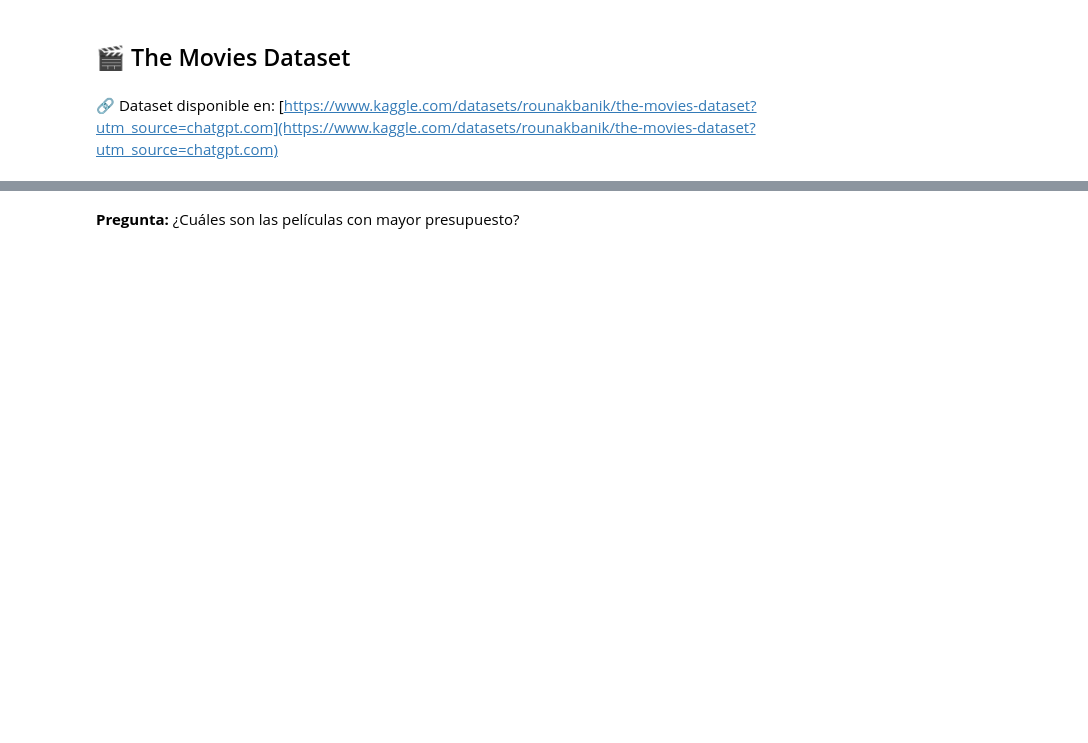
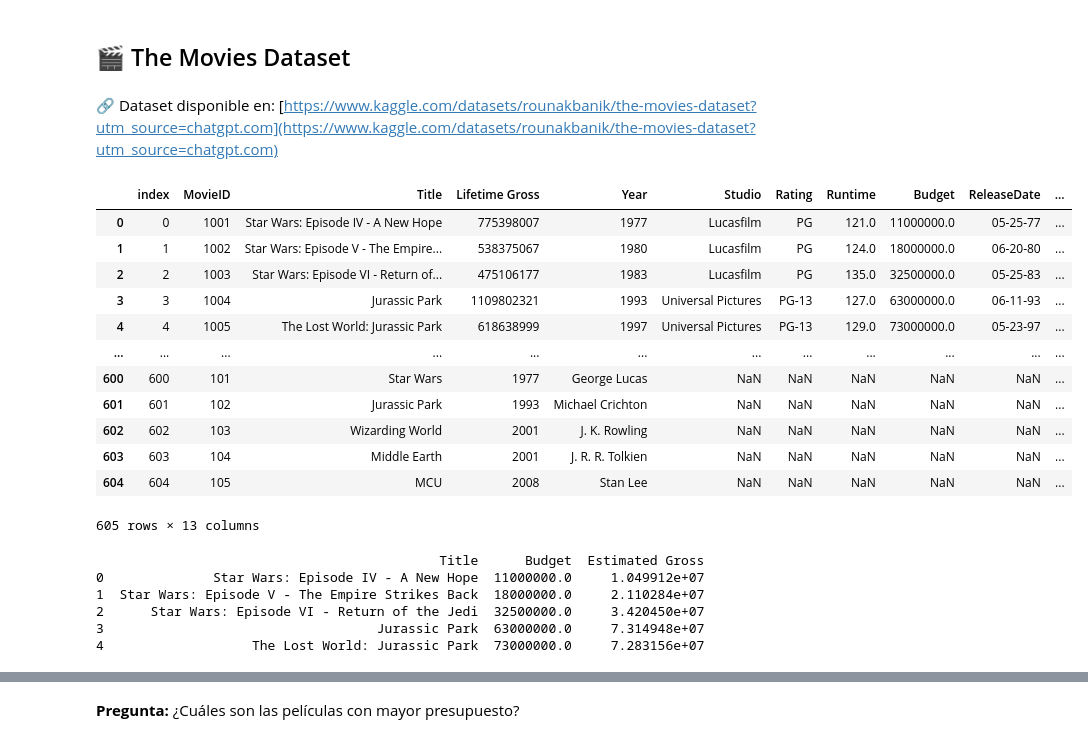
Before and after one commit to Plantyzilla/AnaliticaDeDatos, a Jupyter notebook: 03_Tratamiento_y_exploracion_de_los_datos/03-Practica-Pandas-Visualización/practicas-con-datasets-kaggle.ipynb, the cells around one changed output, grey strips where cells are left out. Cells and saved outputs as stored; diff of their text form; code cells hidden in the pictures; blank space fills up the shorter version.

```diff
--- a/03_Tratamiento_y_exploracion_de_los_datos/03-Practica-Pandas-Visualización/practicas-con-datasets-kaggle.ipynb
+++ b/03_Tratamiento_y_exploracion_de_los_datos/03-Practica-Pandas-Visualización/practicas-con-datasets-kaggle.ipynb
@@ -76,3 +280,42 @@
 ## 🎬 The Movies Dataset
 # %% [markdown]
 🔗 Dataset disponible en: [https://www.kaggle.com/datasets/rounakbanik/the-movies-dataset?utm_source=chatgpt.com](https://www.kaggle.com/datasets/rounakbanik/the-movies-dataset?utm_source=chatgpt.com)
+# %%
+df_movies= pd.read_csv('./DataSets/MovieFranchises.csv')
+df_movies
+# %% [output]
+|  | index | MovieID | Title | Lifetime Gross | Year | Studio | Rating | Runtime | Budget | ReleaseDate | ... |
+| 0 | 0 | 1001 | Star Wars: Episode IV - A New Hope | 775398007 | 1977 | Lucasfilm | PG | 121.0 | 11000000.0 | 05-25-77 | ... |
+| 1 | 1 | 1002 | Star Wars: Episode V - The Empire... | 538375067 | 1980 | Lucasfilm | PG | 124.0 | 18000000.0 | 06-20-80 | ... |
+| 2 | 2 | 1003 | Star Wars: Episode VI - Return of... | 475106177 | 1983 | Lucasfilm | PG | 135.0 | 32500000.0 | 05-25-83 | ... |
+| 3 | 3 | 1004 | Jurassic Park | 1109802321 | 1993 | Universal Pictures | PG-13 | 127.0 | 63000000.0 | 06-11-93 | ... |
+| 4 | 4 | 1005 | The Lost World: Jurassic Park | 618638999 | 1997 | Universal Pictures | PG-13 | 129.0 | 73000000.0 | 05-23-97 | ... |
+| ... | ... | ... | ... | ... | ... | ... | ... | ... | ... | ... | ... |
+| 600 | 600 | 101 | Star Wars | 1977 | George Lucas | NaN | NaN | NaN | NaN | NaN | ... |
+| 601 | 601 | 102 | Jurassic Park | 1993 | Michael Crichton | NaN | NaN | NaN | NaN | NaN | ... |
+| 602 | 602 | 103 | Wizarding World | 2001 | J. K. Rowling | NaN | NaN | NaN | NaN | NaN | ... |
+| 603 | 603 | 104 | Middle Earth | 2001 | J. R. R. Tolkien | NaN | NaN | NaN | NaN | NaN | ... |
+| 604 | 604 | 105 | MCU | 2008 | Stan Lee | NaN | NaN | NaN | NaN | NaN | ... |
+605 rows × 13 columns
+# %%
+import random
+
+# Generar ingresos aleatorios cercanos al presupuesto
+def generar_ingresos_aleatorios(budget):
+    # Definir un rango de variación (puedes ajustarlo según sea necesario)
+    min_variacion = 0.8  # 80% del presupuesto
+    max_variacion = 1.2  # 120% del presupuesto
+    return budget * random.uniform(min_variacion, max_variacion)
+
+# Aplicar la función para generar ingresos en una nueva columna
+df_movies['Estimated Gross'] = df_movies['Budget'].apply(generar_ingresos_aleatorios)
+
+# Mostrar las primeras filas del DataFrame con los ingresos generados
+print(df_movies[['Title', 'Budget', 'Estimated Gross']].head())
+# %% [output]
+                                            Title      Budget  Estimated Gross
+0              Star Wars: Episode IV - A New Hope  11000000.0     1.049912e+07
+1  Star Wars: Episode V - The Empire Strikes Back  18000000.0     2.110284e+07
+2      Star Wars: Episode VI - Return of the Jedi  32500000.0     3.420450e+07
+3                                   Jurassic Park  63000000.0     7.314948e+07
+4                   The Lost World: Jurassic Park  73000000.0     7.283156e+07
```
Also changed, not shown: parts of 38 cells of this notebook.
